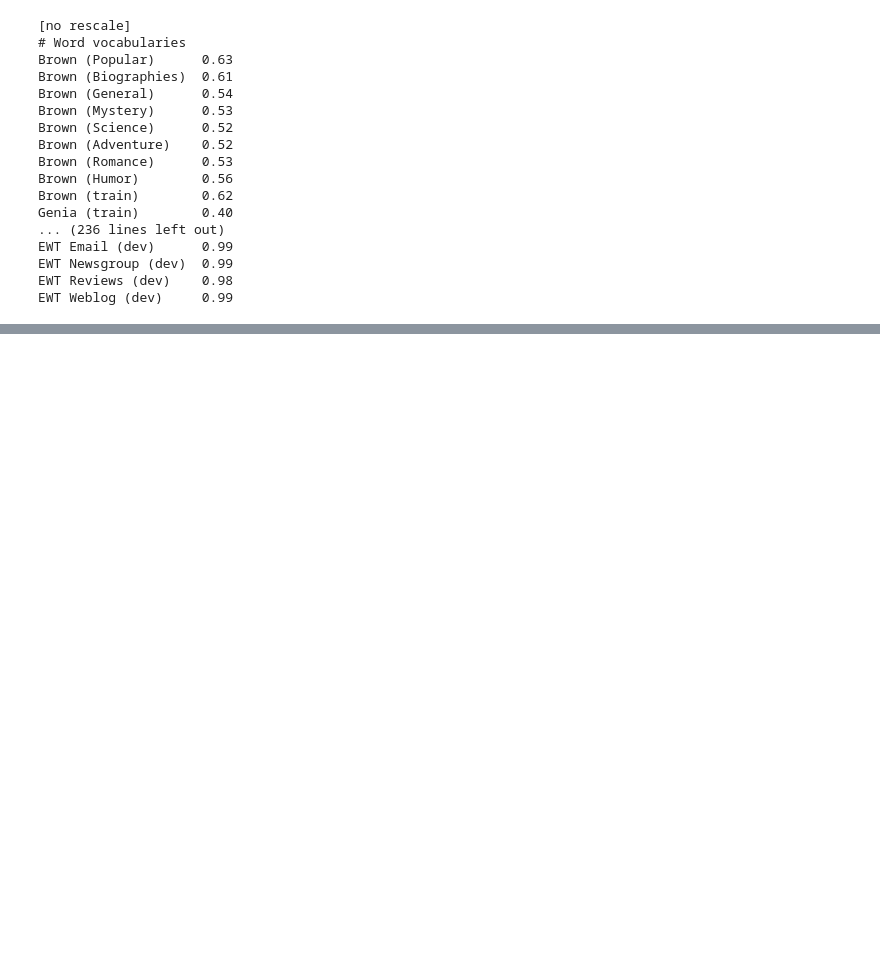
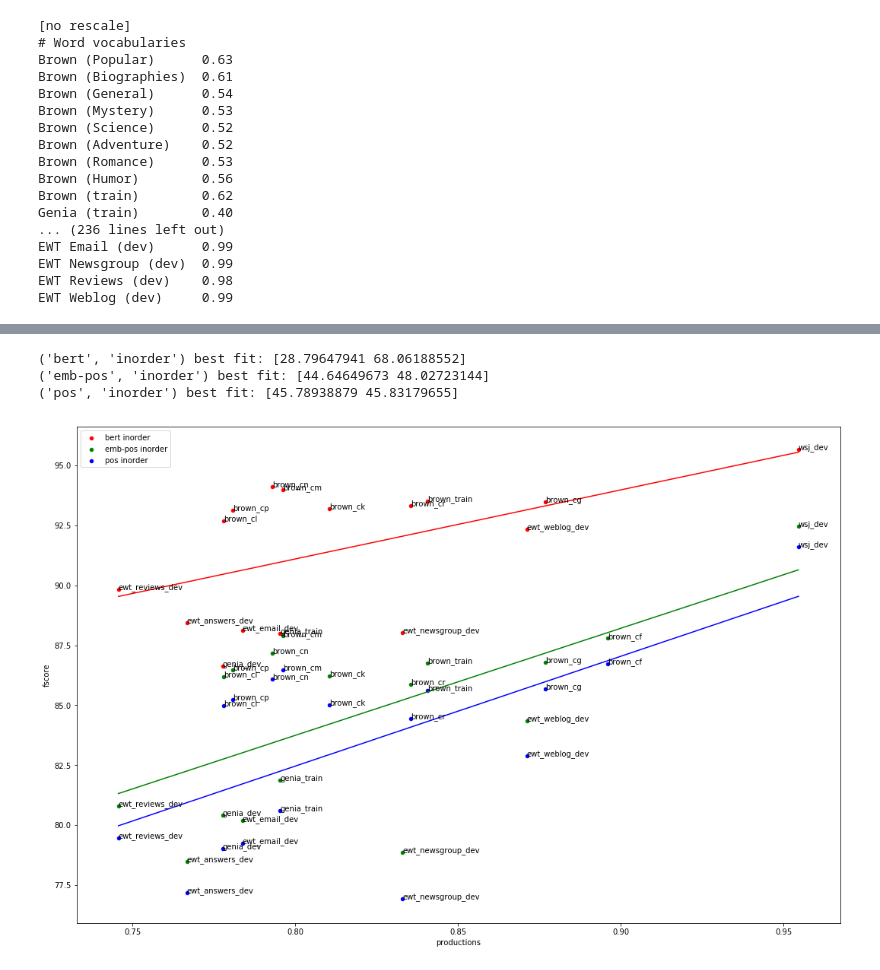
Before and after one commit to dpfried/parse-analysis, a Jupyter notebook: src/decode_analysis.ipynb, the cells around one changed output, grey strips where cells are left out. Cells and saved outputs as stored; diff of their text form; code cells hidden in the pictures; blank space fills up the shorter version.

```diff
--- a/src/decode_analysis.ipynb
+++ b/src/decode_analysis.ipynb
@@ -140,0 +294,7 @@ EWT Weblog (dev)     0.99
+# %%
+plot(grouped_decodes.dropna(), x_label='productions', best_fit=True, parser_type='inorder')
+# %% [output]
+('bert', 'inorder') best fit: [28.79647941 68.06188552]
+('emb-pos', 'inorder') best fit: [44.64649673 48.02723144]
+('pos', 'inorder') best fit: [45.78938879 45.83179655]
+[figure, added]
```
Also changed, not shown: parts of 24 cells of this notebook, 1 other file.
